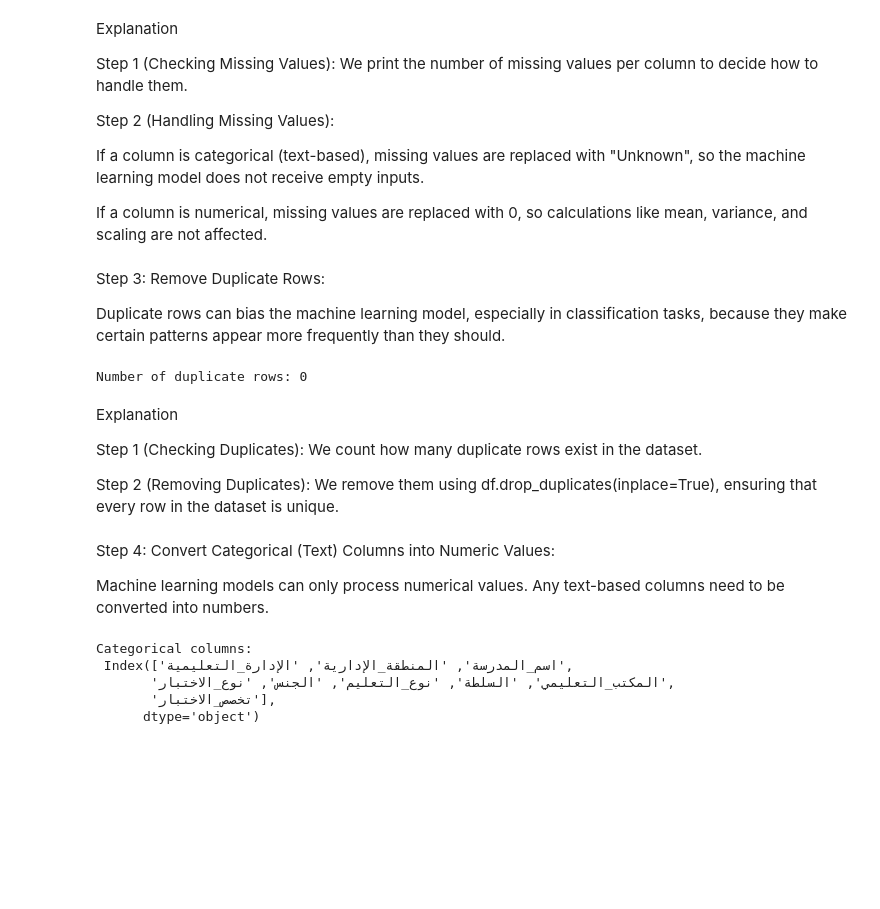
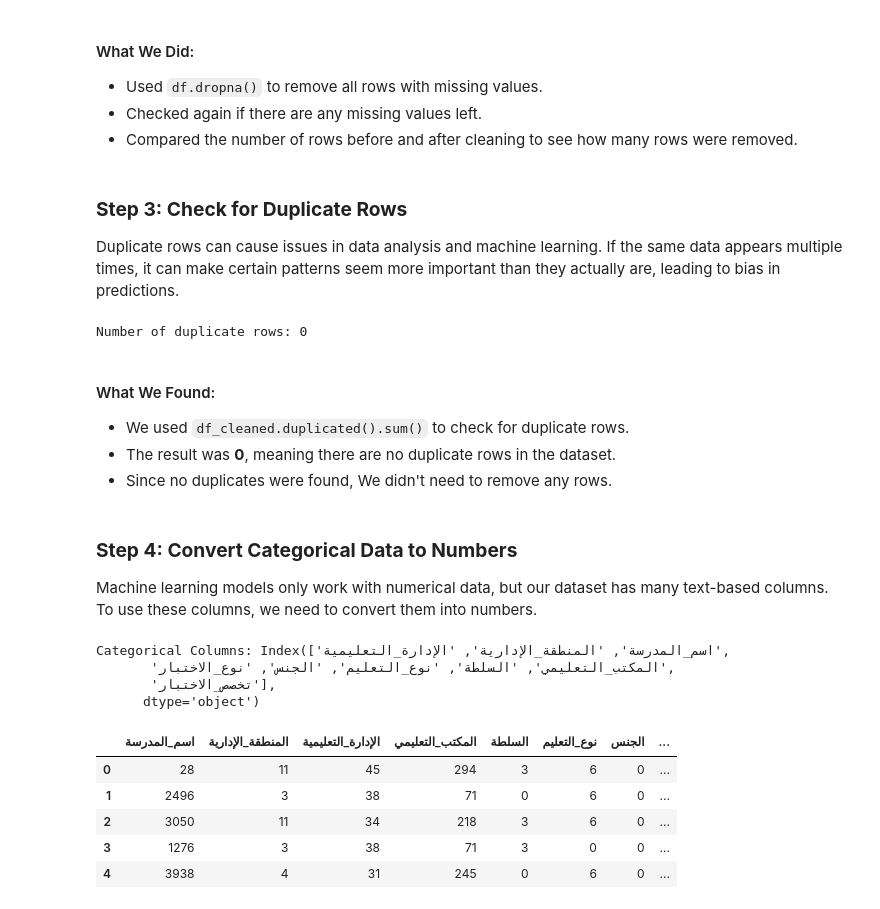
Before and after one commit to AnnoudM/SWE485-Project-Group17, a Jupyter notebook: Notebooks/Data_Preprocessing.ipynb, the cells around one changed output. Saved outputs shown, nothing was run; the diff lists cells and outputs as text; code cells hidden in the pictures; blank space fills up the shorter version.

Commit message:
Added cleaned dataset and updated preprocessing notebook

```diff
--- a/Notebooks/Data_Preprocessing.ipynb
+++ b/Notebooks/Data_Preprocessing.ipynb
@@ -41,5 +50,11 @@ Step 2: Check for Missing Values & Handle Them:
 # %%
-# Count missing values for each column
-missing_values = df.isnull().sum()
-print("Missing Values:\n", missing_values)
+# Now we will remove all rows that have any missing values
+df_cleaned = df.dropna()  # dropna() removes any row that contains a missing value
+
+# After removing, We need to check if there are still any missing values
+print("Missing Values After Removal:\n", df_cleaned.isnull().sum())
+
+# Also, We will check the number of rows left after removing missing values
+print(f"Number of rows before cleaning: {df.shape[0]}")
+print(f"Number of rows after cleaning: {df_cleaned.shape[0]}")
 # %% [output]
@@ -62,15 +76,9 @@ df.fillna("Unknown", inplace=True)
 # %% [markdown]
-Explanation
-
-Step 1 (Checking Missing Values): We print the number of missing values per column to decide how to handle them.
-
-Step 2 (Handling Missing Values):
-
-If a column is categorical (text-based), missing values are replaced with "Unknown", so the machine learning model does not receive empty inputs.
-
-If a column is numerical, missing values are replaced with 0, so calculations like mean, variance, and scaling are not affected.
+#### What We Did:
+- Used `df.dropna()` to remove all rows with missing values.
+- Checked again if there are any missing values left.
+- Compared the number of rows before and after cleaning to see how many rows were removed.
 # %% [markdown]
-Step 3: Remove Duplicate Rows:
-
-Duplicate rows can bias the machine learning model, especially in classification tasks, because they make certain patterns appear more frequently than they should.
+### **Step 3: Check for Duplicate Rows**
+Duplicate rows can cause issues in data analysis and machine learning. If the same data appears multiple times, it can make certain patterns seem more important than they actually are, leading to bias in predictions.
 # %%
@@ -83,22 +88,37 @@ df.drop_duplicates(inplace=True)
 # %% [output]
 Number of duplicate rows: 0
 # %% [markdown]
-Explanation
-
-Step 1 (Checking Duplicates): We count how many duplicate rows exist in the dataset.
-
-Step 2 (Removing Duplicates): We remove them using df.drop_duplicates(inplace=True), ensuring that every row in the dataset is unique.
+#### What We Found:
+- We used `df_cleaned.duplicated().sum()` to check for duplicate rows.
+- The result was **0**, meaning there are no duplicate rows in the dataset.
+- Since no duplicates were found, We didn't need to remove any rows.
 # %% [markdown]
-Step 4: Convert Categorical (Text) Columns into Numeric Values:
-
-Machine learning models can only process numerical values. Any text-based columns need to be converted into numbers.
+### **Step 4: Convert Categorical Data to Numbers**
+Machine learning models only work with numerical data, but our dataset has many text-based columns. To use these columns, we need to convert them into numbers.
 # %%
-# Print the categorical column names
-categorical_columns = df.select_dtypes(include=['object']).columns
-print("Categorical columns:\n", categorical_columns)
+from sklearn.preprocessing import LabelEncoder
+
+# First, We need to find all the categorical columns (the ones with text values)
+categorical_columns = df_cleaned.select_dtypes(include=['object']).columns  # This gets only text columns
+print("Categorical Columns:", categorical_columns)  # Print the names of these columns
+
+# Now, We will apply Label Encoding to convert text into numbers
+label_encoders = {}  # We'll store the encoders here in case We need them later
+for col in categorical_columns:
+    le = LabelEncoder()  # We use LabelEncoder to handle the conversion
+    df_cleaned[col] = le.fit_transform(df_cleaned[col])  # Transform text into numbers
+    label_encoders[col] = le  # Save the encoder for this column
+
+# Finally, We'll check the dataset to make sure the text columns are now numerical
+df_cleaned.head()  # Display the first few rows to confirm the changes
 # %% [output]
-Categorical columns:
- Index(['اسم_المدرسة', 'المنطقة_الإدارية', 'الإدارة_التعليمية',
+Categorical Columns: Index(['اسم_المدرسة', 'المنطقة_الإدارية', 'الإدارة_التعليمية',
        'المكتب_التعليمي', 'السلطة', 'نوع_التعليم', 'الجنس', 'نوع_الاختبار',
        'تخصص_الاختبار'],
       dtype='object')
+|  | اسم_المدرسة | المنطقة_الإدارية | الإدارة_التعليمية | المكتب_التعليمي | السلطة | نوع_التعليم | الجنس | ... |
+| 0 | 28 | 11 | 45 | 294 | 3 | 6 | 0 | ... |
+| 1 | 2496 | 3 | 38 | 71 | 0 | 6 | 0 | ... |
+| 2 | 3050 | 11 | 34 | 218 | 3 | 6 | 0 | ... |
+| 3 | 1276 | 3 | 38 | 71 | 3 | 0 | 0 | ... |
+| 4 | 3938 | 4 | 31 | 245 | 0 | 6 | 0 | ... |
```
Also changed, not shown: parts of 19 cells of this notebook, 1 other file.
